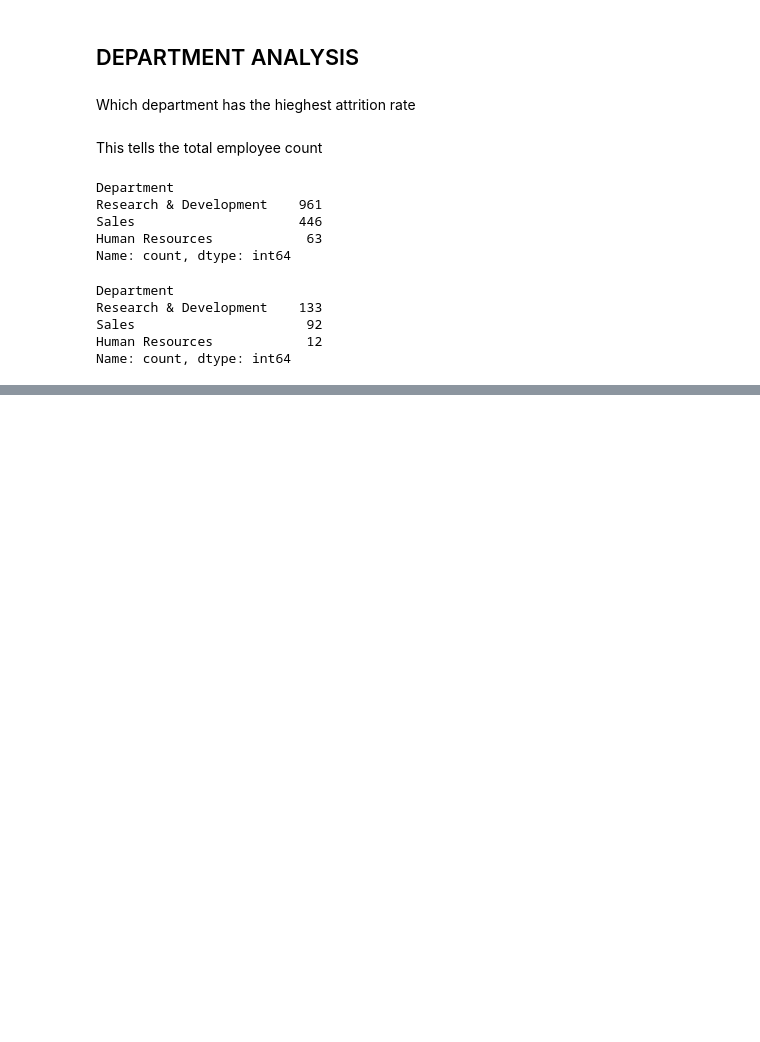
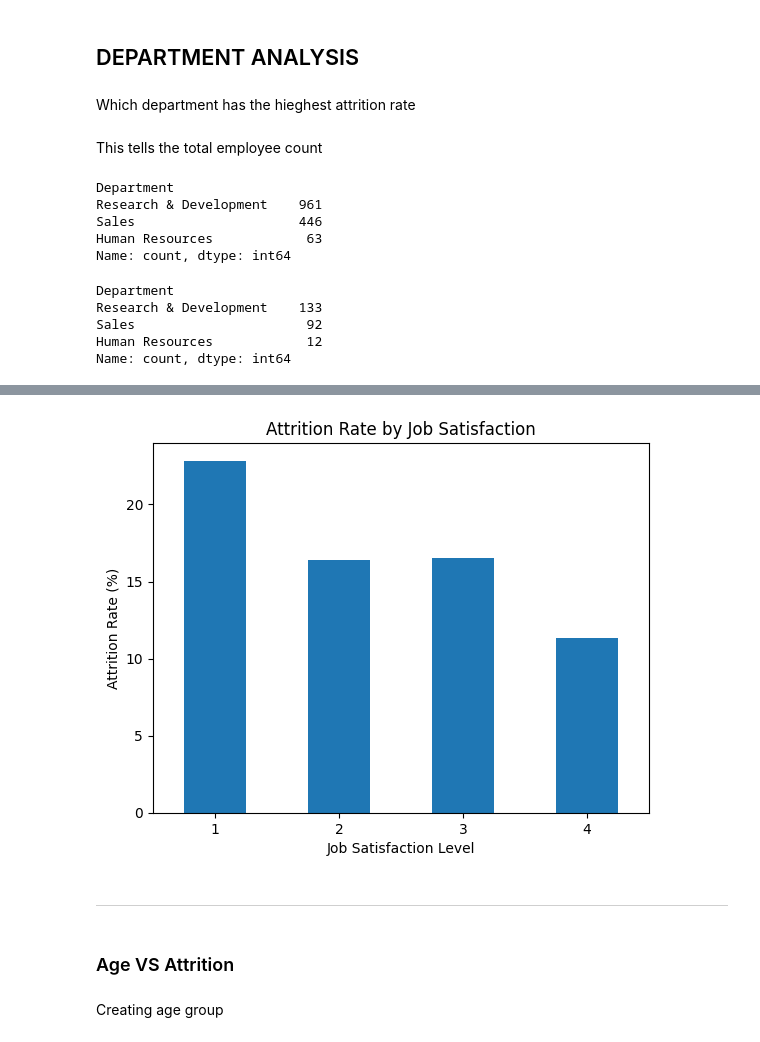
Before and after one commit to VedantGautam-02/HR-Employee-Attrition-Analysis, a Jupyter notebook: Data/HR_Employee_Attrition_Analysis.ipynb, the cells around one changed output, grey strips where cells are left out. Saved outputs shown, nothing was run; the diff lists cells and outputs as text; code cells hidden in the pictures; blank space fills up the shorter version.

```diff
--- a/Data/HR_Employee_Attrition_Analysis.ipynb
+++ b/Data/HR_Employee_Attrition_Analysis.ipynb
@@ -234,0 +348,8 @@ Name: count, dtype: int64
+# %%
+job_satis_rate = pd.crosstab(
+    df["Job Satisfaction"],
+    df["Attrition"],
+    normalize = "index"
+)*100
+
+job_satis_rate
@@ -234,0 +363,16 @@ Name: count, dtype: int64
+# %%
+job_satis_rate["Yes"].plot(kind="bar")
+
+plt.title("Attrition Rate by Job Satisfaction")
+plt.xlabel("Job Satisfaction Level")
+plt.ylabel("Attrition Rate (%)")
+plt.xticks(rotation=0)
+plt.show()
+# %% [output]
+[figure, added]
+# %% [markdown]
+-------------------------------------------------------------------------
+# %% [markdown]
+### Age VS Attrition
+# %% [markdown]
+Creating age group
```
Also changed, not shown: parts of 111 cells of this notebook, 1 other file.
